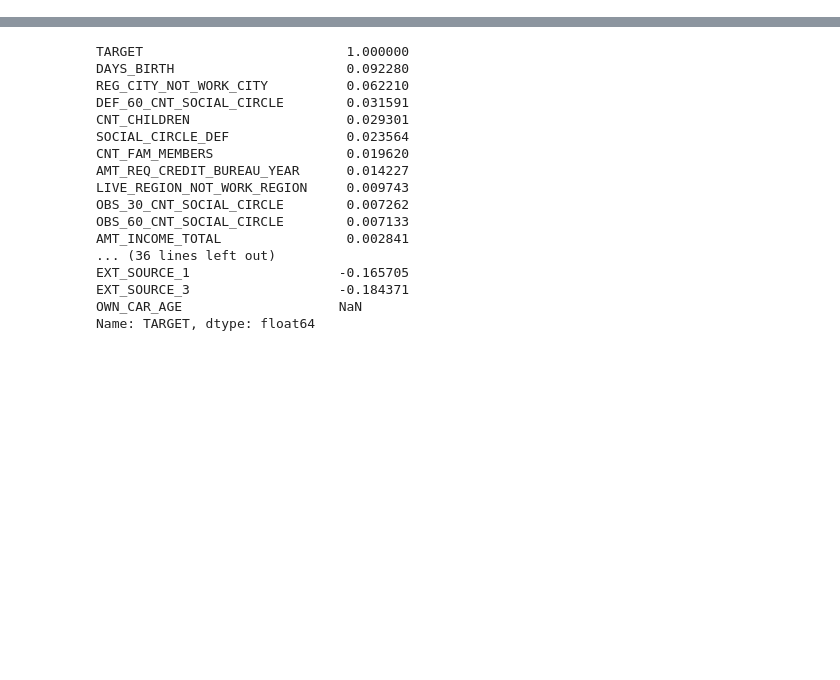
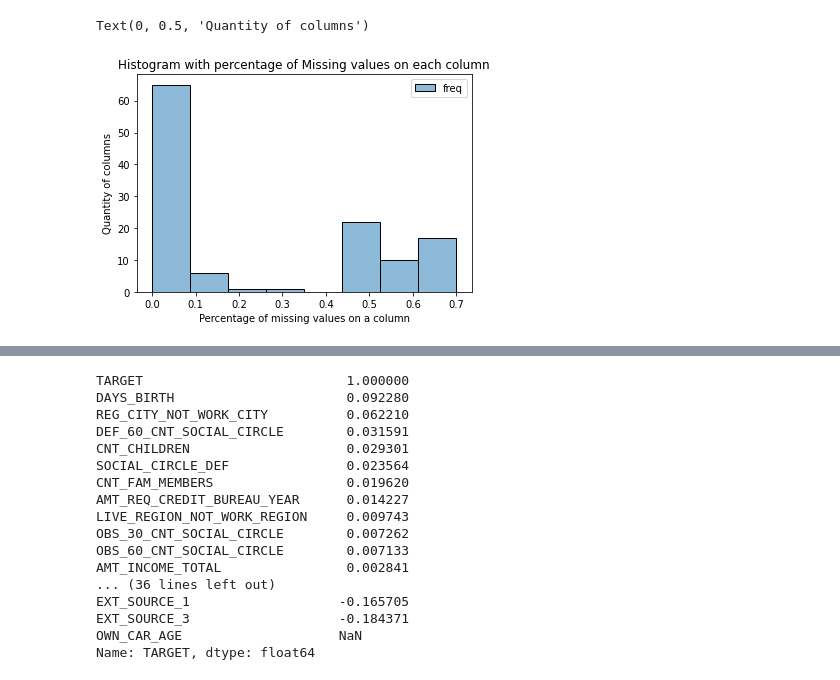
Before and after one commit to ubirajarasegura/CA683-2022-Credit-Risk-Analysis, a Jupyter notebook: analytics_final.ipynb, the cells around one changed output, grey strips where cells are left out. Drawn from its saved outputs; the diff is of its cells as text; code cells hidden in the pictures; blank space fills up the shorter version.

```diff
--- a/analytics_final.ipynb
+++ b/analytics_final.ipynb
@@ -526,0 +59,13 @@ df1['HOME'] = x_pca
+# %%
+#Histogram with the information above
+plt.figure()
+x=pd.DataFrame(df1.isna().mean())
+x.columns=['freq']
+x = x.round(decimals=1)
+sns.histplot(x)
+plt.title('Histogram with percentage of Missing values on each column')
+plt.xlabel('Percentage of missing values on a column')
+plt.ylabel('Quantity of columns')
+# %% [output]
+Text(0, 0.5, 'Quantity of columns')
+[figure, added]
```
Also changed, not shown: parts of 112 cells of this notebook.
